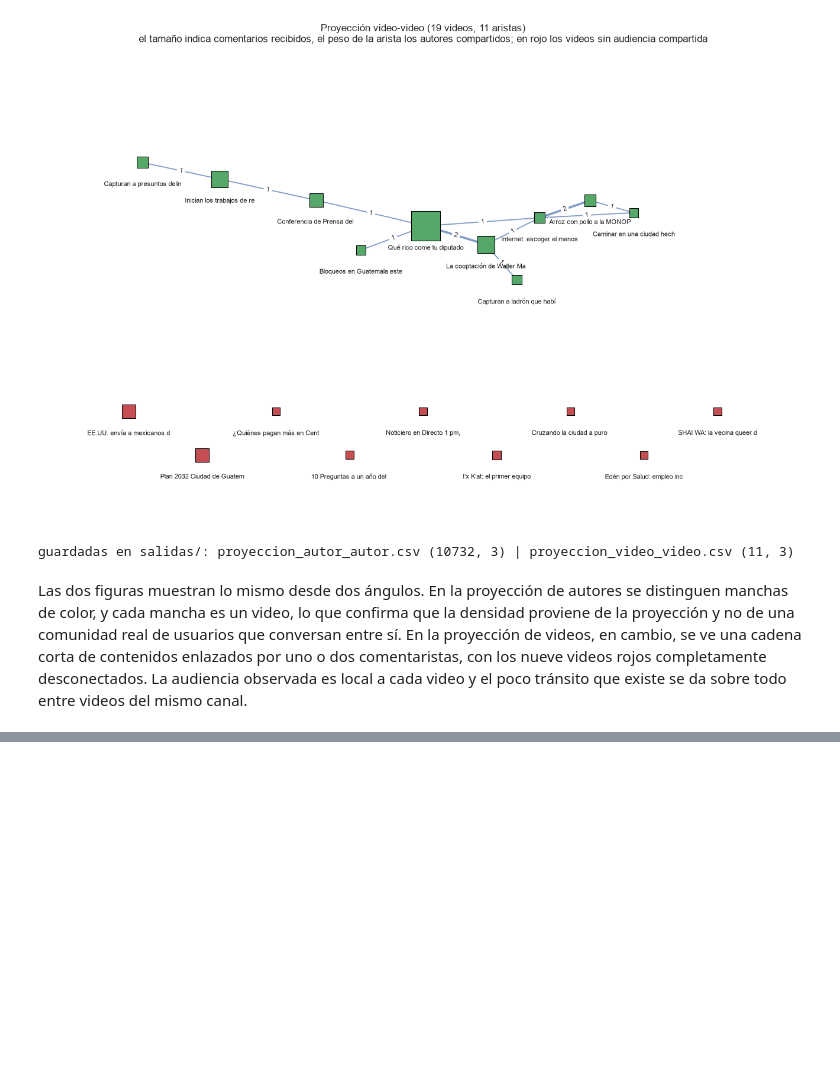
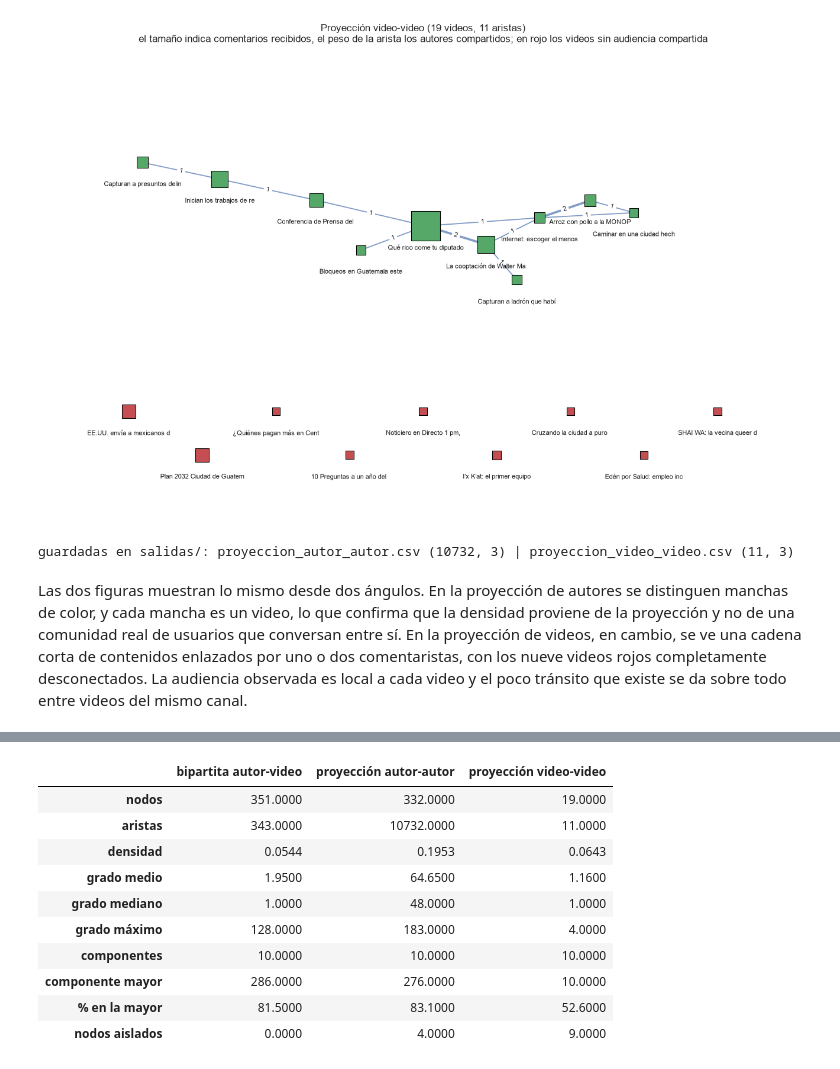
Before and after one commit to Fercho1118/Lab6_DS, a Jupyter notebook: notebooks/lab6.ipynb, the cells around one changed output, grey strips where cells are left out. Drawn from its saved outputs; the diff is of its cells as text; code cells hidden in the pictures; blank space fills up the shorter version.

```diff
--- a/notebooks/lab6.ipynb
+++ b/notebooks/lab6.ipynb
@@ -1447,0 +1462,35 @@ entre videos del mismo canal.
+# %%
+def resumen_red(G, nombre, densidad=None):
+    grados = np.array([g for _, g in G.degree()])
+    componentes = sorted(nx.connected_components(G), key=len, reverse=True)
+    mayor = componentes[0]
+    return pd.Series({
+        "nodos": G.number_of_nodes(),
+        "aristas": G.number_of_edges(),
+        "densidad": round(nx.density(G) if densidad is None else densidad, 4),
+        "grado medio": round(grados.mean(), 2),
+        "grado mediano": float(np.median(grados)),
+        "grado máximo": int(grados.max()),
+        "componentes": len(componentes),
+        "componente mayor": len(mayor),
+        "% en la mayor": round(100 * len(mayor) / G.number_of_nodes(), 1),
+        "nodos aislados": int((grados == 0).sum())}, name=nombre)
+
+densidad_bip = B.number_of_edges() / (len(autores_ids) * len(videos_ids))
+topologia = pd.concat([
+    resumen_red(B, "bipartita autor-video", densidad=densidad_bip),
+    resumen_red(P_autores, "proyección autor-autor"),
+    resumen_red(P_videos, "proyección video-video")], axis=1)
+topologia
+# %% [output]
+|  | bipartita autor-video | proyección autor-autor | proyección video-video |
+| nodos | 351.0000 | 332.0000 | 19.0000 |
+| aristas | 343.0000 | 10732.0000 | 11.0000 |
+| densidad | 0.0544 | 0.1953 | 0.0643 |
+| grado medio | 1.9500 | 64.6500 | 1.1600 |
+| grado mediano | 1.0000 | 48.0000 | 1.0000 |
+| grado máximo | 128.0000 | 183.0000 | 4.0000 |
+| componentes | 10.0000 | 10.0000 | 10.0000 |
+| componente mayor | 286.0000 | 276.0000 | 10.0000 |
+| % en la mayor | 81.5000 | 83.1000 | 52.6000 |
+| nodos aislados | 0.0000 | 4.0000 | 9.0000 |
```
Also changed, not shown: parts of 12 cells of this notebook.
